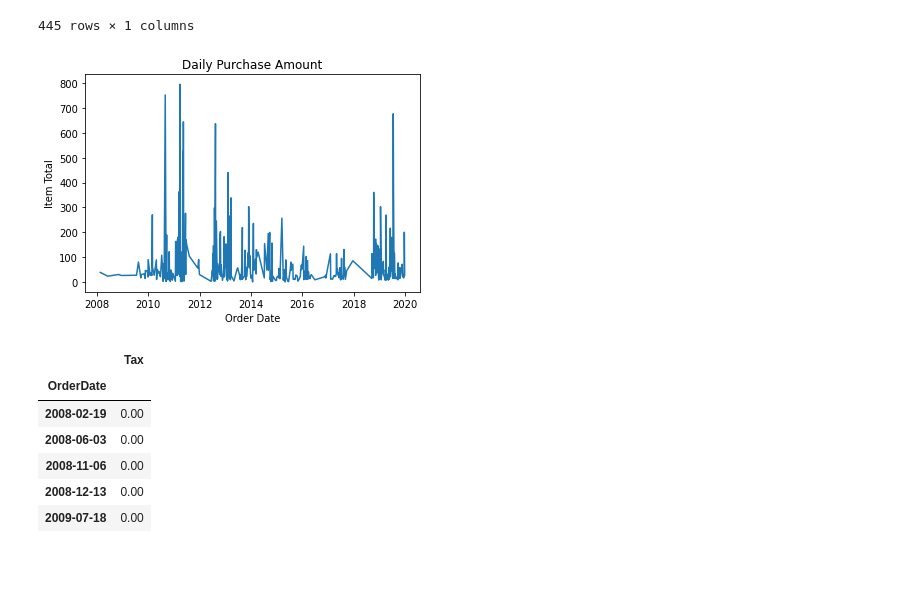
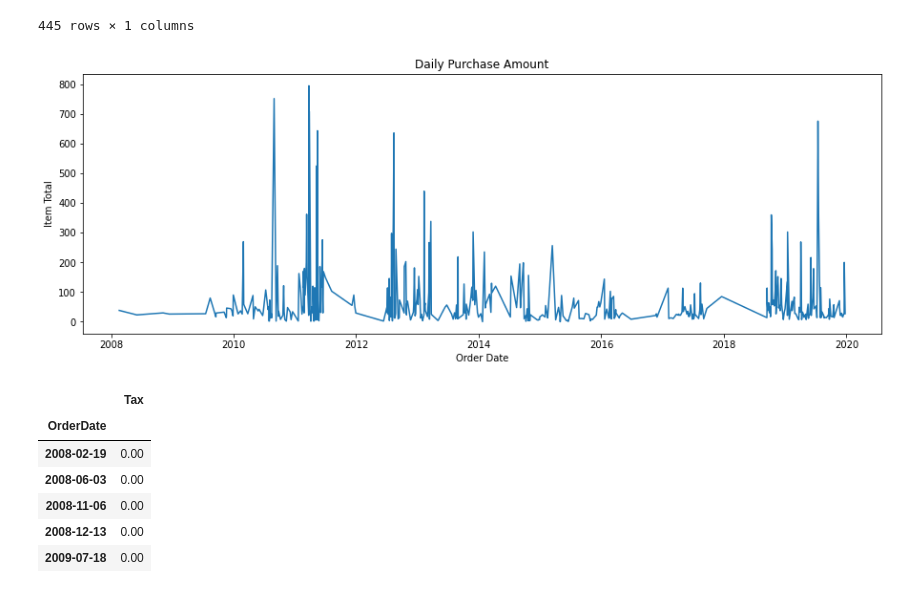
Before and after one commit to AmitSamra/AmazonOrderHistoryAirflowAWS, a Jupyter notebook: AmazonOrderHistoryAirflowAWS_output.ipynb, the cells around one changed output. Saved outputs shown, nothing was run; the diff lists cells and outputs as text; code cells hidden in the pictures; blank space fills up the shorter version.

```diff
--- a/AmazonOrderHistoryAirflowAWS_output.ipynb
+++ b/AmazonOrderHistoryAirflowAWS_output.ipynb
@@ -89,15 +80,15 @@ df_DateTotal
 # %%
 # Plot OrderDate & sum of purchases by date
 
-fig, ax = plt.subplots()
+fig, ax = plt.subplots(figsize=(15,5))
 ax.plot(df_DateTotal.index, df_DateTotal.values)
 ax.set_xlabel('Order Date')
 ax.set_ylabel('Item Total')
 ax.set_title('Daily Purchase Amount')
 plt.show()
 #ax.figure.savefig('./img/DailyPurchaseAmount.png', bbox_inches='tight', dpi=150)
 # %% [output]
-[figure, old version]
+[figure, new version]
 # %%
 # Use groupby to sum taxes by date
 
```
Also changed, not shown: parts of 26 cells of this notebook.
